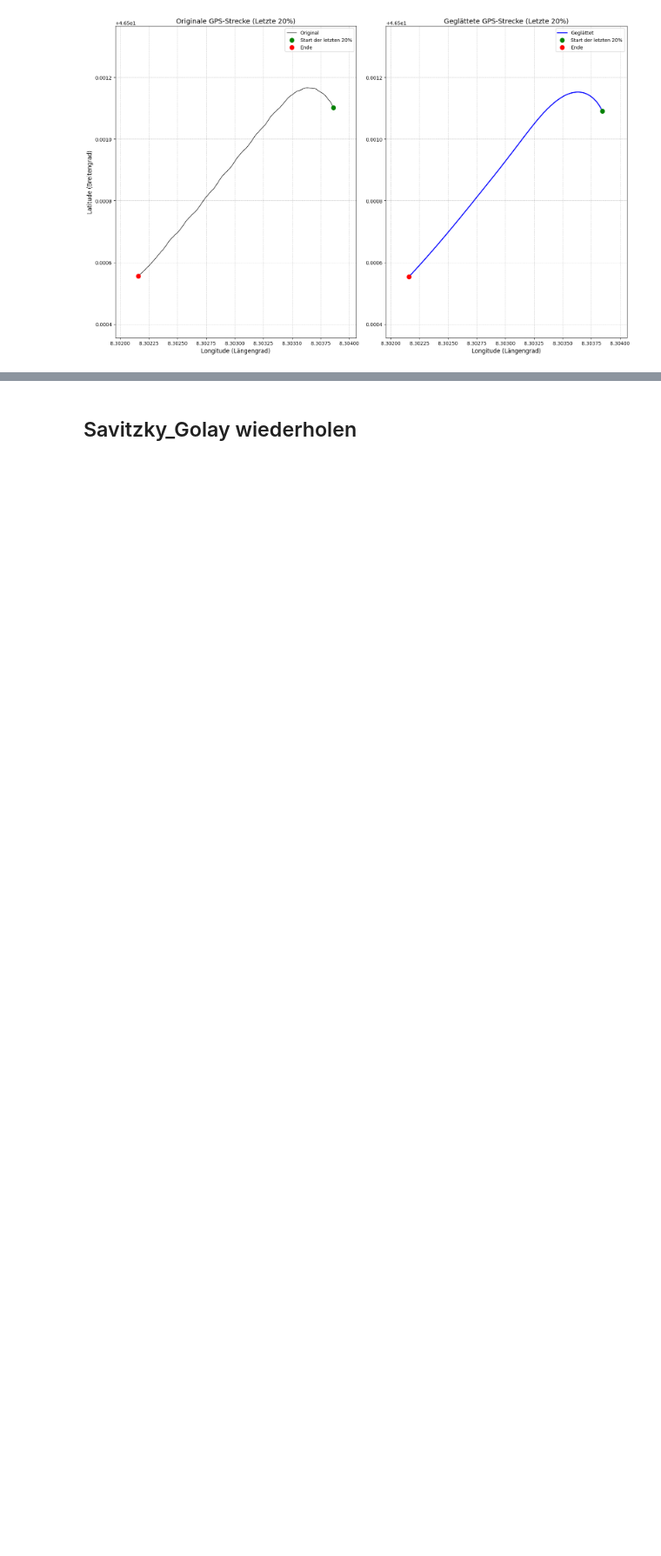
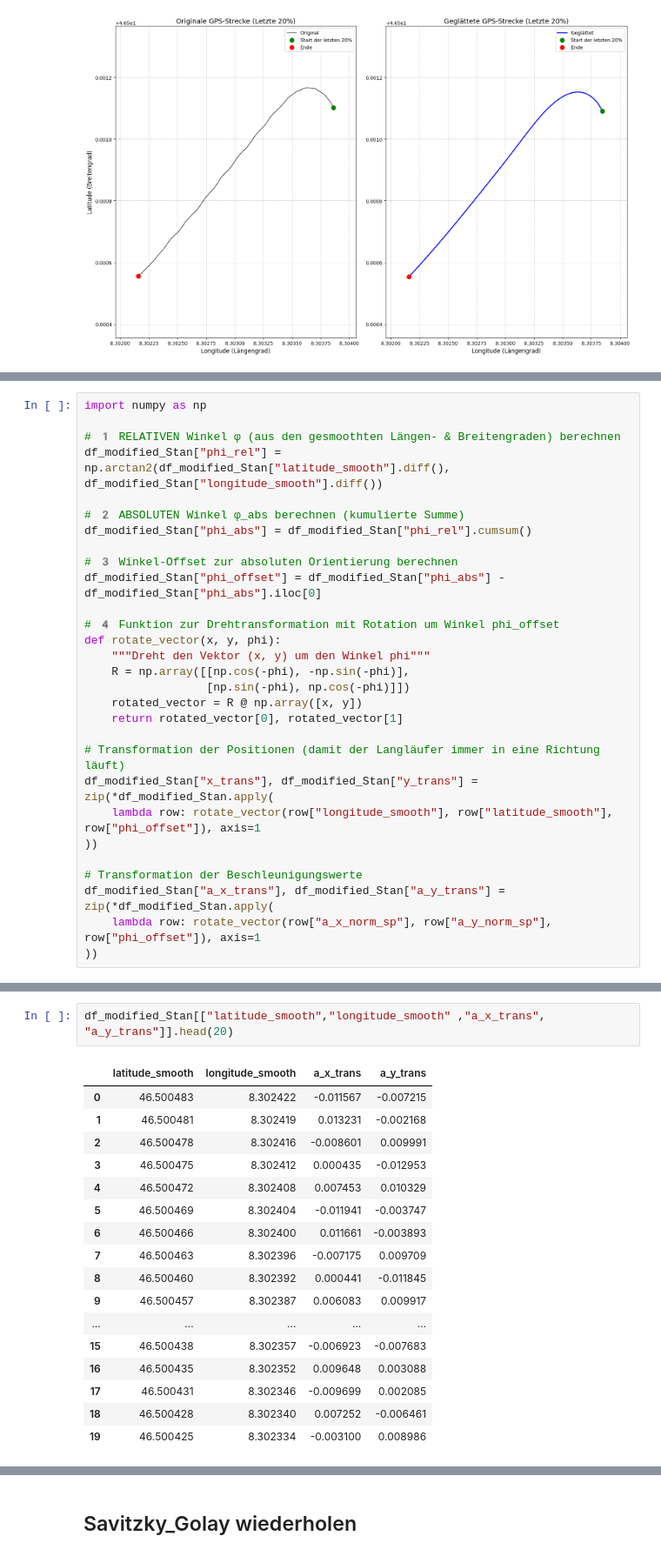
Before and after one commit to Louisfhgr/Dash.py, a Jupyter notebook: Vorwärtsbewegung_standartisieren.ipynb, the cells around one changed output, grey strips where cells are left out. Shown at 87% size. Saved outputs shown, nothing was run; the diff lists cells and outputs as text; blank space fills up the shorter version.

```diff
--- a/Vorwärtsbewegung_standartisieren.ipynb
+++ b/Vorwärtsbewegung_standartisieren.ipynb
@@ -557,0 +576,29 @@ plt.show()
+# %%
+import numpy as np
+
+# 1️ RELATIVEN Winkel φ (aus den gesmoothten Längen- & Breitengraden) berechnen
+df_modified_Stan["phi_rel"] = np.arctan2(df_modified_Stan["latitude_smooth"].diff(), df_modified_Stan["longitude_smooth"].diff())
+
+# 2️ ABSOLUTEN Winkel φ_abs berechnen (kumulierte Summe)
+df_modified_Stan["phi_abs"] = df_modified_Stan["phi_rel"].cumsum()
+
+# 3️ Winkel-Offset zur absoluten Orientierung berechnen
+df_modified_Stan["phi_offset"] = df_modified_Stan["phi_abs"] - df_modified_Stan["phi_abs"].iloc[0]
+
+# 4️ Funktion zur Drehtransformation mit Rotation um Winkel phi_offset
+def rotate_vector(x, y, phi):
+    """Dreht den Vektor (x, y) um den Winkel phi"""
+    R = np.array([[np.cos(-phi), -np.sin(-phi)],
+                  [np.sin(-phi), np.cos(-phi)]])
+    rotated_vector = R @ np.array([x, y])
+    return rotated_vector[0], rotated_vector[1]
+
+# Transformation der Positionen (damit der Langläufer immer in eine Richtung läuft)
+df_modified_Stan["x_trans"], df_modified_Stan["y_trans"] = zip(*df_modified_Stan.apply(
+    lambda row: rotate_vector(row["longitude_smooth"], row["latitude_smooth"], row["phi_offset"]), axis=1
+))
+
+# Transformation der Beschleunigungswerte
+df_modified_Stan["a_x_trans"], df_modified_Stan["a_y_trans"] = zip(*df_modified_Stan.apply(
+    lambda row: rotate_vector(row["a_x_norm_sp"], row["a_y_norm_sp"], row["phi_offset"]), axis=1
+))
@@ -557,0 +670,20 @@ plt.show()
+# %%
+df_modified_Stan[["latitude_smooth","longitude_smooth" ,"a_x_trans", "a_y_trans"]].head(20)
+# %% [output]
+|  | latitude_smooth | longitude_smooth | a_x_trans | a_y_trans |
+| 0 | 46.500483 | 8.302422 | -0.011567 | -0.007215 |
+| 1 | 46.500481 | 8.302419 | 0.013231 | -0.002168 |
+| 2 | 46.500478 | 8.302416 | -0.008601 | 0.009991 |
+| 3 | 46.500475 | 8.302412 | 0.000435 | -0.012953 |
+| 4 | 46.500472 | 8.302408 | 0.007453 | 0.010329 |
+| 5 | 46.500469 | 8.302404 | -0.011941 | -0.003747 |
+| 6 | 46.500466 | 8.302400 | 0.011661 | -0.003893 |
+| 7 | 46.500463 | 8.302396 | -0.007175 | 0.009709 |
+| 8 | 46.500460 | 8.302392 | 0.000441 | -0.011845 |
+| 9 | 46.500457 | 8.302387 | 0.006083 | 0.009917 |
+| ... | ... | ... | ... | ... |
+| 15 | 46.500438 | 8.302357 | -0.006923 | -0.007683 |
+| 16 | 46.500435 | 8.302352 | 0.009648 | 0.003088 |
+| 17 | 46.500431 | 8.302346 | -0.009699 | 0.002085 |
+| 18 | 46.500428 | 8.302340 | 0.007252 | -0.006461 |
+| 19 | 46.500425 | 8.302334 | -0.003100 | 0.008986 |
```
Also changed, not shown: parts of 9 cells of this notebook.
